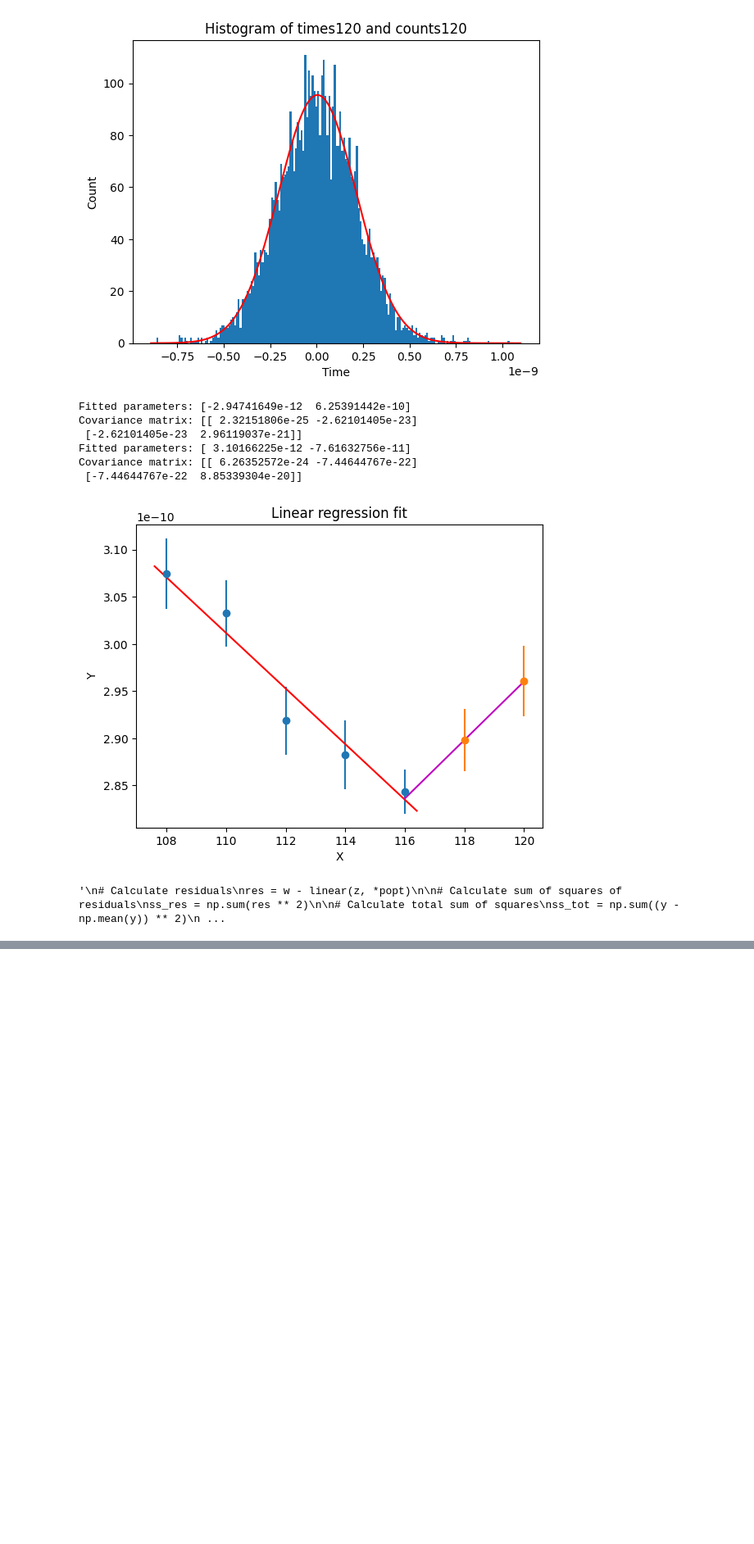
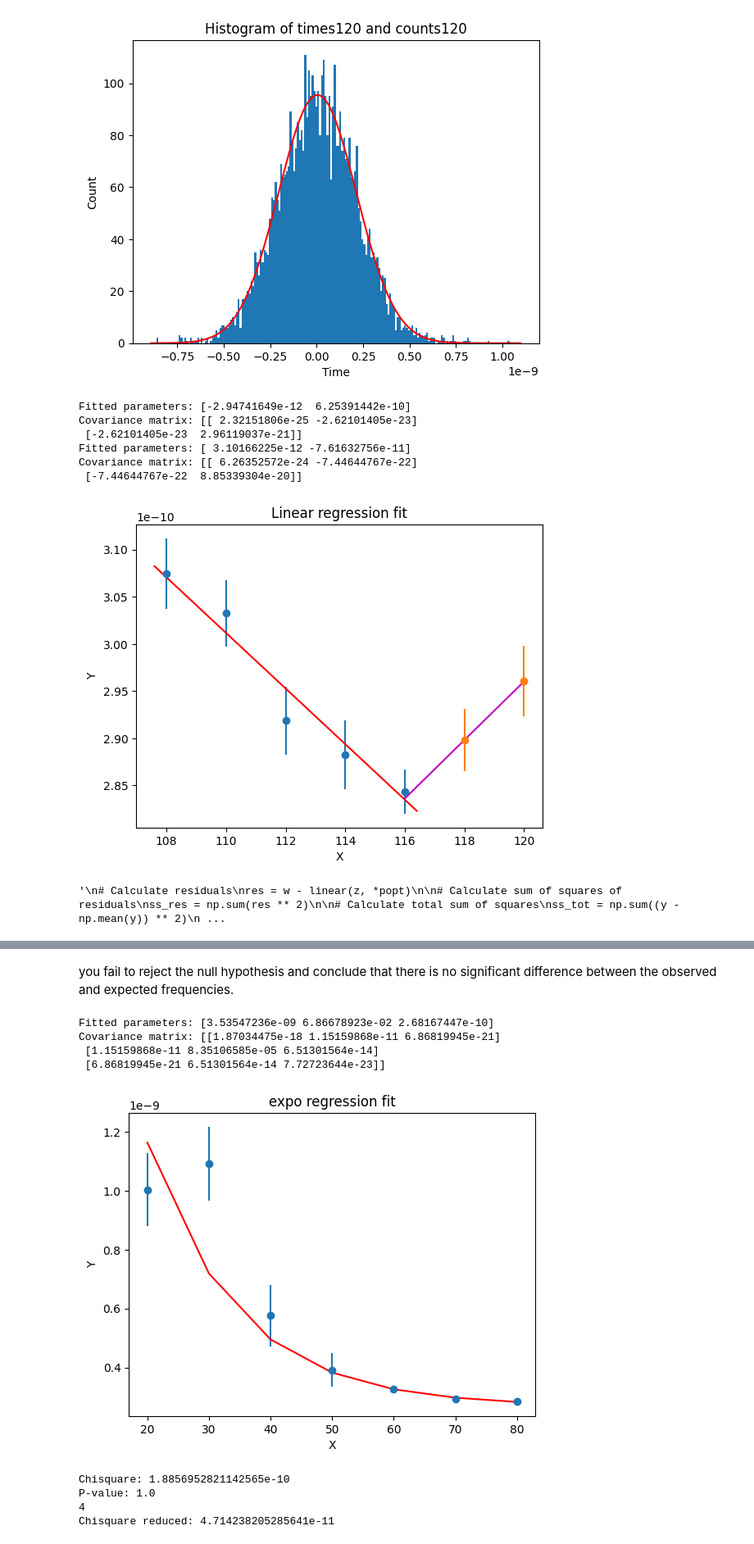
Before and after one commit to francescouni0/FisMedLab, a Jupyter notebook: Plastici/Scintillatori.ipynb, the cells around one changed output, grey strips where cells are left out. Shown: that part at 82% size. Drawn from its saved outputs; the diff is of its cells as text; code cells hidden in the pictures; blank space fills up the shorter version.

```diff
--- a/Plastici/Scintillatori.ipynb
+++ b/Plastici/Scintillatori.ipynb
@@ -310,0 +543,69 @@ Covariance matrix: [[ 6.26352572e-24 -7.44644767e-22]
+# %% [markdown]
+you fail to reject the null hypothesis and conclude that there is no significant difference between the observed and expected frequencies.
+# %%
+import math
+
+def expo(x, a, b,c):
+    retval=a * np.exp(-x*b) + c
+    return retval
+
+
+x=np.array(CFD)
+y=s
+# Fit linear model with curve_fit
+popt, pcov = curve_fit(expo, x, y,sigma=ds,absolute_sigma=False,p0=[4.6e-9,0.07,2.68167447e-10])
+
+# Print fitted parameters and covariance matrix
+print("Fitted parameters:", popt)
+print("Covariance matrix:", pcov)
+
+# Plot scatter plot and fitted line
+plt.errorbar(CFD, s,yerr=ds, fmt='o')
+plt.xlabel("X")
+plt.ylabel("Y")
+plt.title("expo regression fit")
+
+plt.plot(x,expo(x,*popt), 'r')
+plt.show()
+
+
+'''
+x_test = np.linspace(20, max(CFD), 1000)
+y_test = (expo(x_test,4.6e-9,0.07,2.68167447e-10 ))
+plt.plot(x_test, y_test, 'y-', label="Fitted curve")
+plt.legend()
+plt.show()
+'''
+# Calculate expected frequencies from fitted function
+expected = expo(x, *popt)
+# Scale expected frequencies by ratio of sums
+ratio = sum(y) / sum(expected)
+expected = expected * ratio
+
+
+# Calculate chisquare and p-value
+chisq, p = chisquare(y, expected)
+
+
+
+# Print results
+print("Chisquare:", chisq)
+print("P-value:", p)
+
+# Calculate chisquare reduced
+
+dof= len(x) - 3
+print(dof)
+chisq_red = chisq / dof
+print("Chisquare reduced:", chisq_red)
+plt.show()
+# %% [output]
+Fitted parameters: [3.53547236e-09 6.86678923e-02 2.68167447e-10]
+Covariance matrix: [[1.87034475e-18 1.15159868e-11 6.86819945e-21]
+ [1.15159868e-11 8.35106585e-05 6.51301564e-14]
+ [6.86819945e-21 6.51301564e-14 7.72723644e-23]]
+[figure, added]
+Chisquare: 1.8856952821142565e-10
+P-value: 1.0
+4
+Chisquare reduced: 4.714238205285641e-11
```
Also changed, not shown: parts of 4 cells of this notebook.
